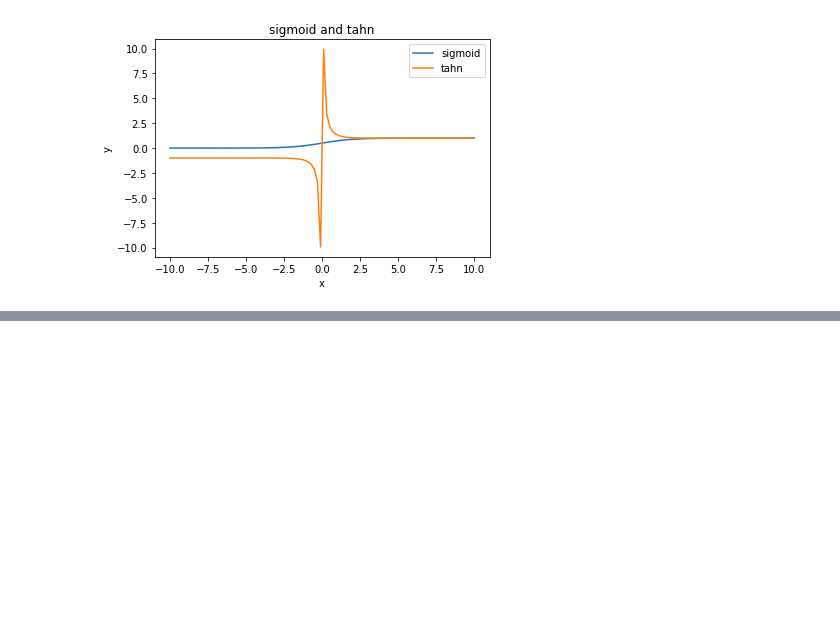
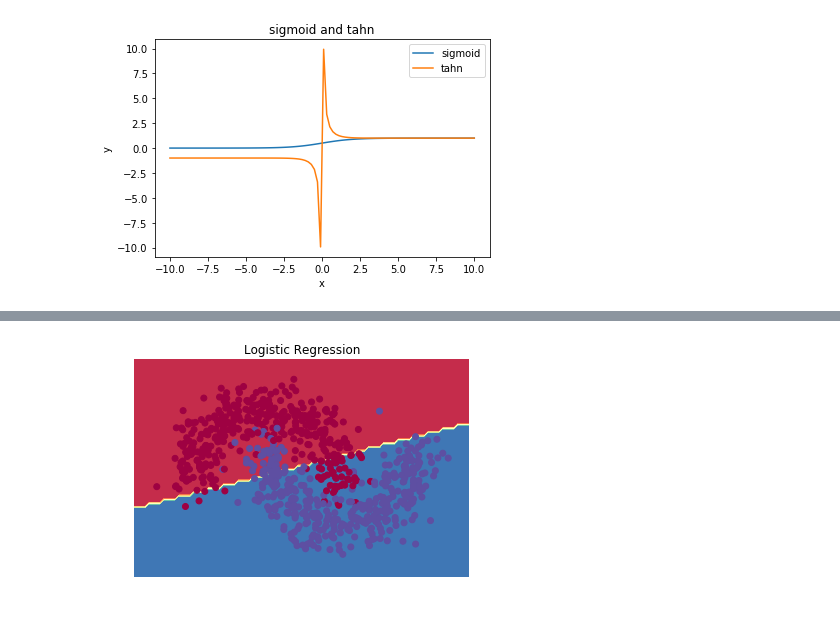
Before and after one commit to AndyClouder/ML, a Jupyter notebook: Matplot/PlotFunction.ipynb, the cells around one changed output, grey strips where cells are left out. Drawn from its saved outputs; the diff is of its cells as text; code cells hidden in the pictures; blank space fills up the shorter version.

```diff
--- a/Matplot/PlotFunction.ipynb
+++ b/Matplot/PlotFunction.ipynb
@@ -37,0 +52,29 @@ plt.show()
+# %%
+def plot_decision_boundary(pred_func):
+
+    # set the min and max
+    x_min, x_max = X[:, 0].min() - .3, X[:, 0].max() + .3
+    y_min, y_max = X[:, 1].min() - .3, X[:, 1].max() + .3
+    h = 0.05
+
+    xx, yy = np.meshgrid(np.arange(x_min, x_max, h), np.arange(y_min, y_max, h))
+
+    # prediction (classification) function
+    Z = pred_func(np.c_[xx.ravel(), yy.ravel()])
+    Z = Z.reshape(xx.shape)
+
+    # Put the result into a color plot
+    plt.contourf(xx, yy, Z, cmap=plt.cm.Spectral)
+    plt.axis('off')
+    plt.scatter(X[:, 0], X[:, 1], c=y, cmap=plt.cm.Spectral)
+# %%
+from sklearn.linear_model import LogisticRegressionCV
+clf = LogisticRegressionCV()
+clf.fit(X, y)
+
+# plot decision boundary
+plot_decision_boundary(lambda x: clf.predict(x))
+plt.title("Logistic Regression")
+plt.show()
+# %% [output]
+[figure, added]
```
Also changed, not shown: parts of 3 cells of this notebook.
